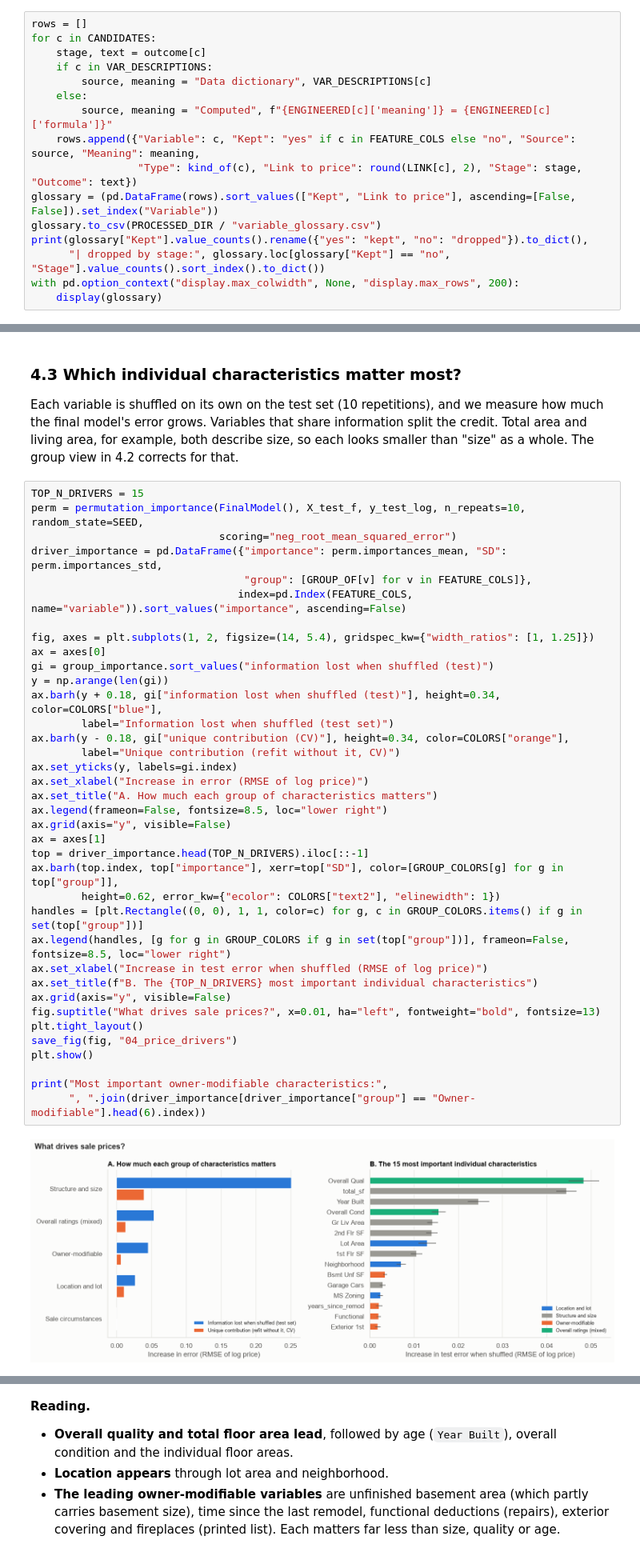
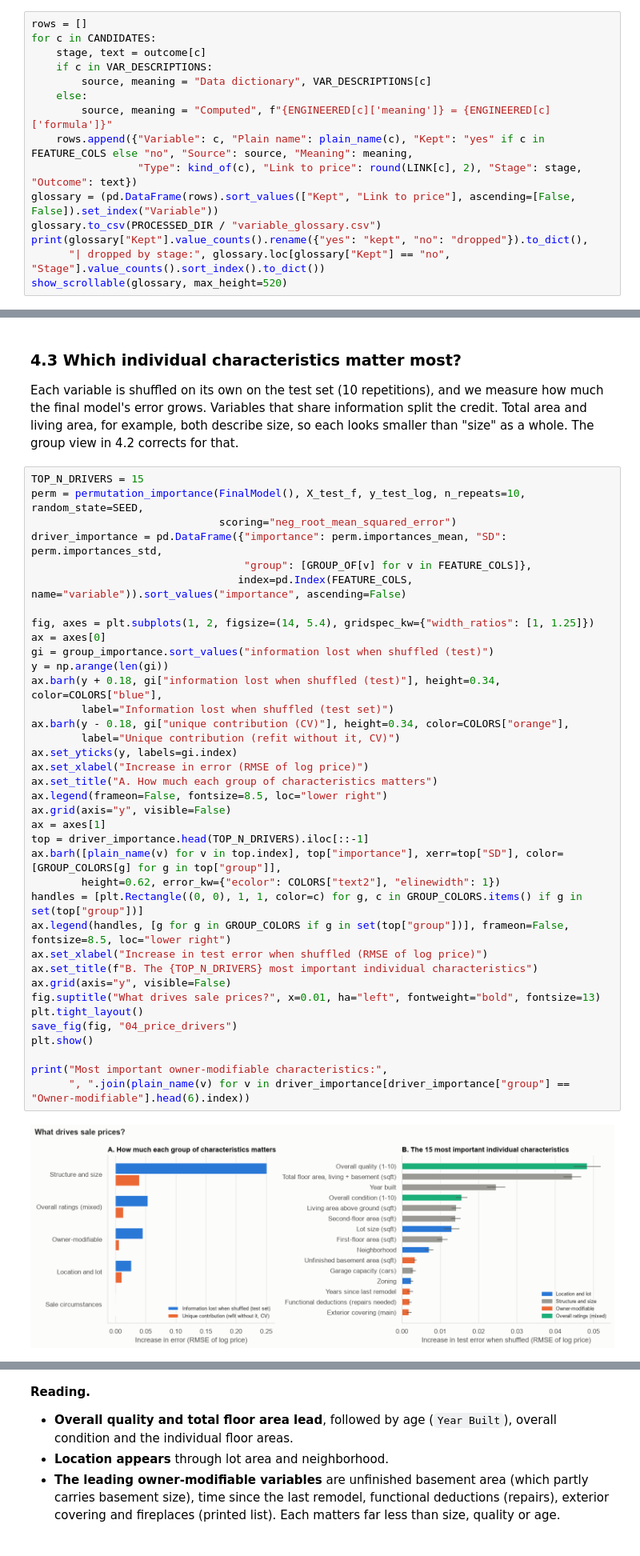
Before and after one commit to daniosp/final-proyect-ml, a Jupyter notebook: main/clearview_analysis.ipynb, the cells around one changed output, grey strips where cells are left out. Shown at 80% size. Saved outputs shown, nothing was run; the diff lists cells and outputs as text.

```diff
--- a/main/clearview_analysis.ipynb
+++ b/main/clearview_analysis.ipynb
@@ -2107,13 +2193,12 @@ for c in CANDIDATES:
         source, meaning = "Data dictionary", VAR_DESCRIPTIONS[c]
     else:
         source, meaning = "Computed", f"{ENGINEERED[c]['meaning']} = {ENGINEERED[c]['formula']}"
-    rows.append({"Variable": c, "Kept": "yes" if c in FEATURE_COLS else "no", "Source": source, "Meaning": meaning,
+    rows.append({"Variable": c, "Plain name": plain_name(c), "Kept": "yes" if c in FEATURE_COLS else "no", "Source": source, "Meaning": meaning,
                  "Type": kind_of(c), "Link to price": round(LINK[c], 2), "Stage": stage, "Outcome": text})
 glossary = (pd.DataFrame(rows).sort_values(["Kept", "Link to price"], ascending=[False, False]).set_index("Variable"))
 glossary.to_csv(PROCESSED_DIR / "variable_glossary.csv")
 print(glossary["Kept"].value_counts().rename({"yes": "kept", "no": "dropped"}).to_dict(),
       "| dropped by stage:", glossary.loc[glossary["Kept"] == "no", "Stage"].value_counts().sort_index().to_dict())
-with pd.option_context("display.max_colwidth", None, "display.max_rows", 200):
-    display(glossary)
+show_scrollable(glossary, max_height=520)
 # %% [output]
 {'kept': 60, 'dropped': 27} | dropped by stage: {1: 13, 3: 6, 4: 7, 5: 1}
@@ -2839,33 +2927,33 @@ driver_importance = pd.DataFrame({"importance": perm.importances_mean, "SD": per
                                  index=pd.Index(FEATURE_COLS, name="variable")).sort_values("importance", ascending=False)
 
 fig, axes = plt.subplots(1, 2, figsize=(14, 5.4), gridspec_kw={"width_ratios": [1, 1.25]})
 ax = axes[0]
 gi = group_importance.sort_values("information lost when shuffled (test)")
 y = np.arange(len(gi))
 ax.barh(y + 0.18, gi["information lost when shuffled (test)"], height=0.34, color=COLORS["blue"],
         label="Information lost when shuffled (test set)")
 ax.barh(y - 0.18, gi["unique contribution (CV)"], height=0.34, color=COLORS["orange"],
         label="Unique contribution (refit without it, CV)")
 ax.set_yticks(y, labels=gi.index)
 ax.set_xlabel("Increase in error (RMSE of log price)")
 ax.set_title("A. How much each group of characteristics matters")
 ax.legend(frameon=False, fontsize=8.5, loc="lower right")
 ax.grid(axis="y", visible=False)
 ax = axes[1]
 top = driver_importance.head(TOP_N_DRIVERS).iloc[::-1]
-ax.barh(top.index, top["importance"], xerr=top["SD"], color=[GROUP_COLORS[g] for g in top["group"]],
+ax.barh([plain_name(v) for v in top.index], top["importance"], xerr=top["SD"], color=[GROUP_COLORS[g] for g in top["group"]],
         height=0.62, error_kw={"ecolor": COLORS["text2"], "elinewidth": 1})
 handles = [plt.Rectangle((0, 0), 1, 1, color=c) for g, c in GROUP_COLORS.items() if g in set(top["group"])]
 ax.legend(handles, [g for g in GROUP_COLORS if g in set(top["group"])], frameon=False, fontsize=8.5, loc="lower right")
 ax.set_xlabel("Increase in test error when shuffled (RMSE of log price)")
 ax.set_title(f"B. The {TOP_N_DRIVERS} most important individual characteristics")
 ax.grid(axis="y", visible=False)
 fig.suptitle("What drives sale prices?", x=0.01, ha="left", fontweight="bold", fontsize=13)
 plt.tight_layout()
 save_fig(fig, "04_price_drivers")
 plt.show()
 
 print("Most important owner-modifiable characteristics:",
-      ", ".join(driver_importance[driver_importance["group"] == "Owner-modifiable"].head(6).index))
+      ", ".join(plain_name(v) for v in driver_importance[driver_importance["group"] == "Owner-modifiable"].head(6).index))
 # %% [output]
-[figure, old version]
+[figure, new version]
```
Also changed, not shown: parts of 26 cells of this notebook, 2 other files.
